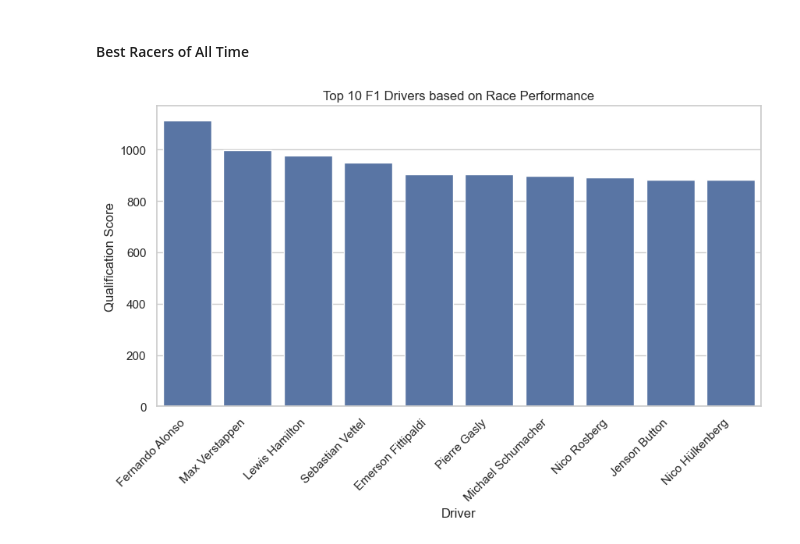
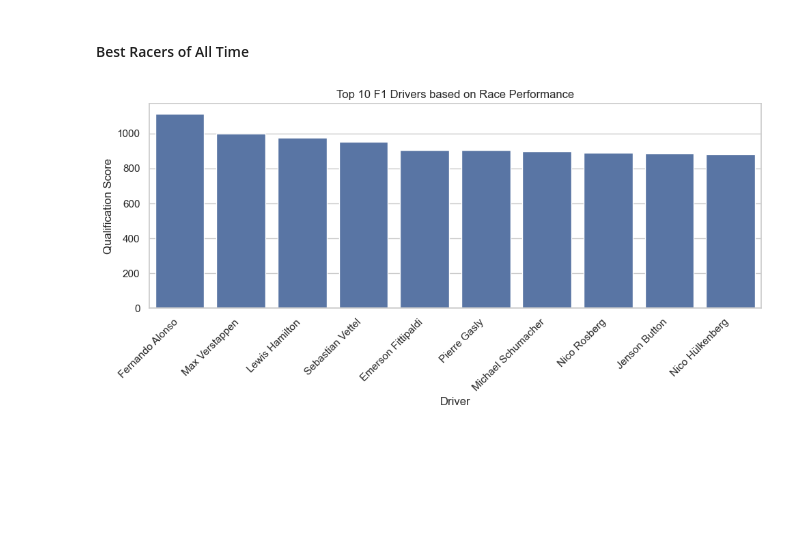
Before and after one commit to MichaelRice1/BestF1DriverEverWithData, a Jupyter notebook: data_processing/driver_processing.ipynb, the cells around one changed output. Drawn from its saved outputs; the diff is of its cells as text; code cells hidden in the pictures; blank space fills up the shorter version.

```diff
--- a/data_processing/driver_processing.ipynb
+++ b/data_processing/driver_processing.ipynb
@@ -433,32 +440,33 @@ for file in os.listdir('C:/Users/athen/Desktop/Github/BestF1DriverEverWithData/d
             "avg rise/fall factor": avg_rise_fall_factor,
             "race score": race_score
         })
 
 # Sort the rankings by average weekend score in descending order
 driver_rankings.sort(key=lambda x: x["race score"], reverse=True)
 
 # Save the rankings to a JSON file
 with open('C:/Users/athen/Desktop/Github/BestF1DriverEverWithData/data/driver_racing_rankings.json', 'w', encoding='utf-8') as f:
     json.dump(driver_rankings, f, indent=4)
 
 
 
 top_10_race = driver_rankings[:10]
 
 #visualise the top 10 drivers based on quali performance
 
 drivers = [d['driver'] for d in top_10_race]
 race_scores = [d['race score'] for d in top_10_race]
 
 sns.set_theme(style="whitegrid")
 ax = sns.barplot(x=drivers, y=race_scores)
 ax.set_title('Top 10 F1 Drivers based on Race Performance')
 ax.set_ylabel('Qualification Score')
 ax.set_xlabel('Driver')
 ax.set_xticklabels(ax.get_xticklabels(), rotation=45, horizontalalignment='right')
 sns.set(rc={'figure.figsize':(10,5)})
 
-
+plt.xticks(rotation=45, ha='right')
+plt.tight_layout()
 ax.figure.savefig('C:/Users/athen/Desktop/Github/BestF1DriverEverWithData/results/Top10DriversRaceOnly.png')
 # %% [output]
-[figure, old version]
+[figure, new version]
```
Also changed, not shown: parts of 4 cells of this notebook, 4 other files.
